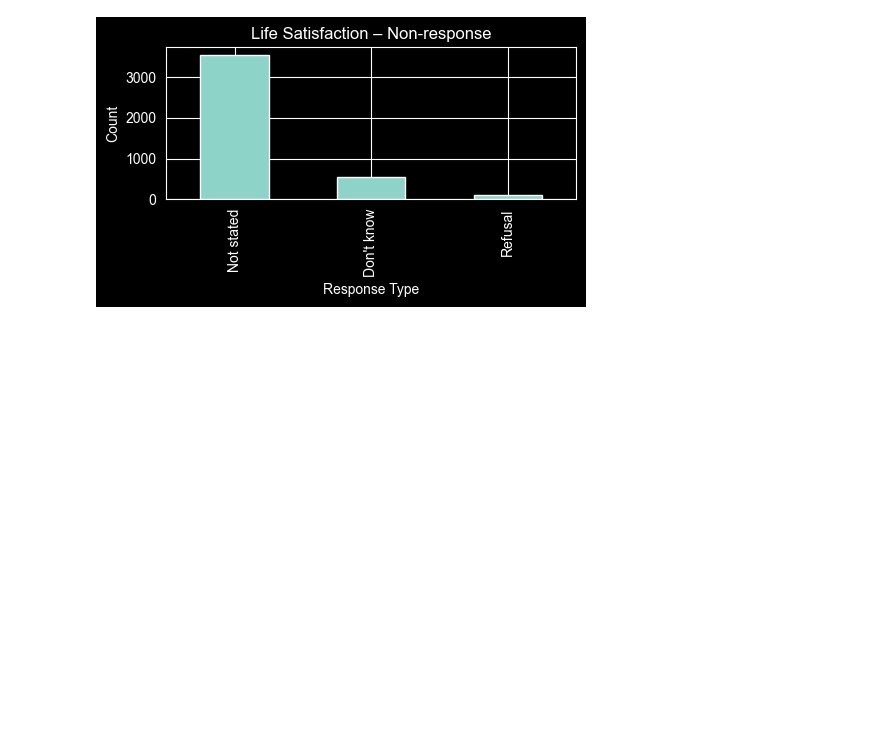
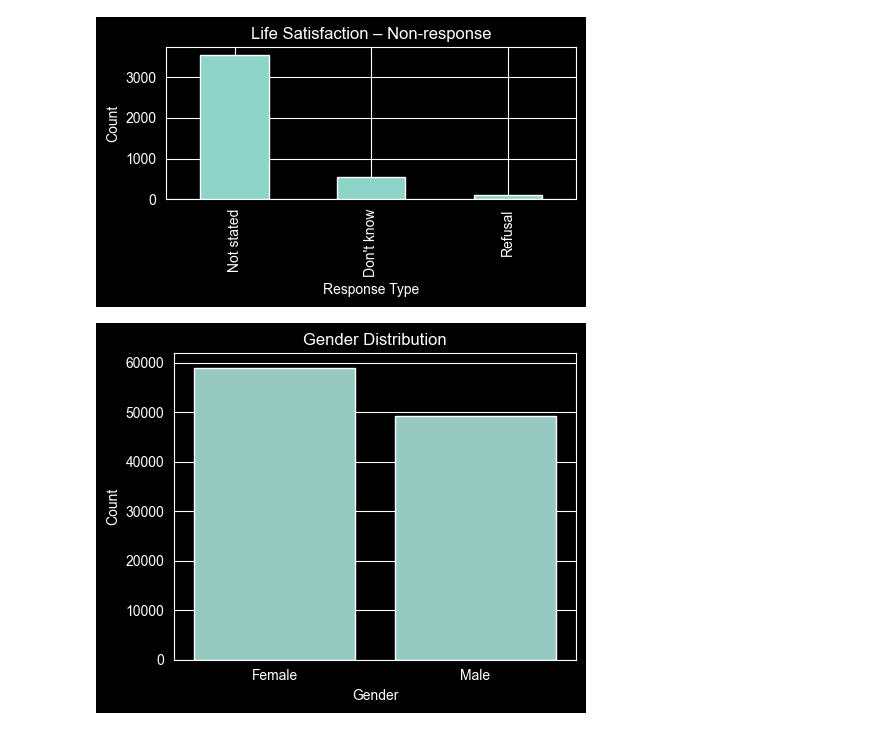
Before and after one commit to mateidiana/WellBeingModelling, a Jupyter notebook: notebooks/01_3_data_overview_global_mh_patterns.ipynb, the cells around one changed output. Saved outputs shown, nothing was run; the diff lists cells and outputs as text; code cells hidden in the pictures; blank space fills up the shorter version.

Commit message:
add exploratory and target variable correlation plots for Canadian survey dataset

```diff
--- a/notebooks/01_3_data_overview_global_mh_patterns.ipynb
+++ b/notebooks/01_3_data_overview_global_mh_patterns.ipynb
@@ -118,3 +118,88 @@ plt.show()
 # %% [output]
 [figure]
 [figure]
+# %%
+import seaborn as sns
+import matplotlib.pyplot as plt
+
+# Gender distribution
+df["Gender_label"] = df["Gender"].replace({
+    1: "Male",
+    2: "Female",
+    9: "Not stated"
+})
+
+plt.figure(figsize=(5,4))
+sns.countplot(x="Gender_label", data=df)
+
+plt.title("Gender Distribution")
+plt.xlabel("Gender")
+plt.ylabel("Count")
+
+plt.tight_layout()
+plt.show()
+
+
+# Marital status distribution
+df["Marital_status_label"] = df["Marital_status"].replace({
+    1: "Married / Common-law",
+    2: "Widowed / Divorced / Separated / Single",
+    6: "Valid skip",
+    9: "Not stated"
+})
+
+plt.figure(figsize=(7,4))
+sns.countplot(x="Marital_status_label", data=df)
+
+plt.title("Marital Status Distribution")
+plt.xlabel("Marital Status")
+plt.ylabel("Count")
+
+plt.xticks(rotation=30)
+plt.tight_layout()
+plt.show()
+
+
+# Household size
+df["Household_label"] = df["Household"].replace({
+    1: "Lives alone",
+    2: "Household size ≥ 2",
+    9: "Not stated"
+})
+
+plt.figure(figsize=(5,4))
+sns.countplot(x="Household_label", data=df)
+
+plt.title("Household Type Distribution")
+plt.xlabel("Household Type")
+plt.ylabel("Count")
+
+plt.tight_layout()
+
+
+# Age distribution
+df["Age_group"] = df["Age"].replace({
+    1: "12–17",
+    2: "18–34",
+    3: "35–49",
+    4: "50–64",
+    5: "65+"
+})
+age_order = ["12–17", "18–34", "35–49", "50–64", "65+"]
+
+df["Age_group"] = pd.Categorical(
+    df["Age_group"],
+    categories=age_order,
+    ordered=True
+)
+plt.figure(figsize=(6,4))
+sns.countplot(x="Age_group", data=df, order=age_order)
+
+plt.title("Age Group Distribution")
+plt.xlabel("Age Group")
+plt.ylabel("Count")
+
+plt.tight_layout()
+plt.show()
+# %% [output]
+[figure, added]
```
Also changed, not shown: parts of 9 cells of this notebook.
